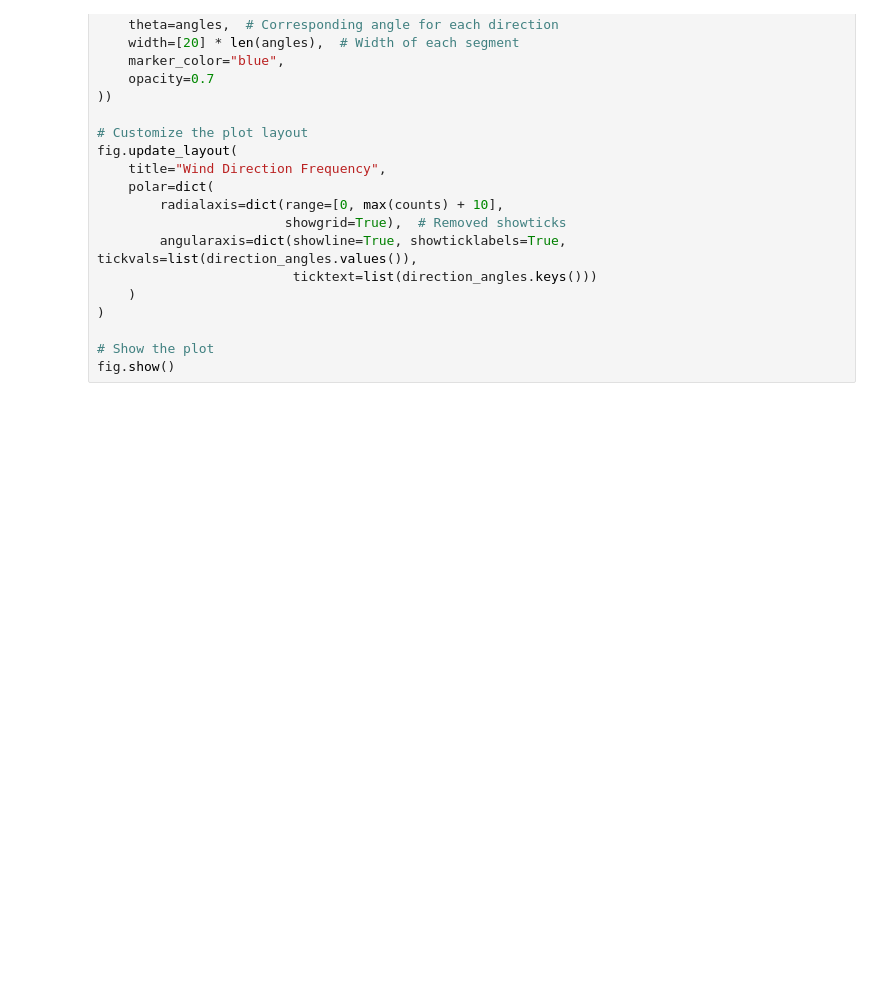
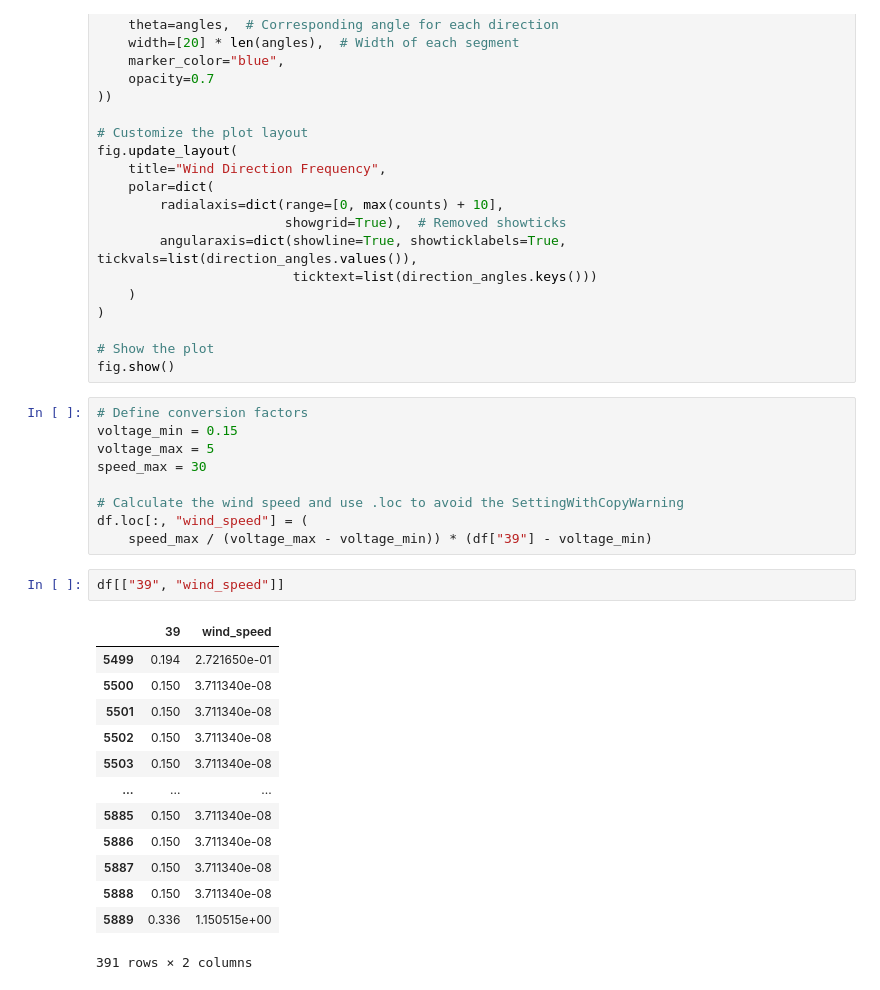
Before and after one commit to Medvedku/Bridges, a Jupyter notebook: 99_Others/SA/07_anemo.ipynb, the cells around one changed output. Saved outputs shown, nothing was run; the diff lists cells and outputs as text; blank space fills up the shorter version.

```diff
--- a/99_Others/SA/07_anemo.ipynb
+++ b/99_Others/SA/07_anemo.ipynb
@@ -303,3 +298,28 @@ fig.update_layout(
 
 # Show the plot
 fig.show()
+# %%
+# Define conversion factors
+voltage_min = 0.15
+voltage_max = 5
+speed_max = 30
+
+# Calculate the wind speed and use .loc to avoid the SettingWithCopyWarning
+df.loc[:, "wind_speed"] = (
+    speed_max / (voltage_max - voltage_min)) * (df["39"] - voltage_min)
+# %%
+df[["39", "wind_speed"]]
+# %% [output]
+|  | 39 | wind_speed |
+| 5499 | 0.194 | 2.721650e-01 |
+| 5500 | 0.150 | 3.711340e-08 |
+| 5501 | 0.150 | 3.711340e-08 |
+| 5502 | 0.150 | 3.711340e-08 |
+| 5503 | 0.150 | 3.711340e-08 |
+| ... | ... | ... |
+| 5885 | 0.150 | 3.711340e-08 |
+| 5886 | 0.150 | 3.711340e-08 |
+| 5887 | 0.150 | 3.711340e-08 |
+| 5888 | 0.150 | 3.711340e-08 |
+| 5889 | 0.336 | 1.150515e+00 |
+391 rows × 2 columns
```
Also changed, not shown: parts of 14 cells of this notebook, 3 other files.
